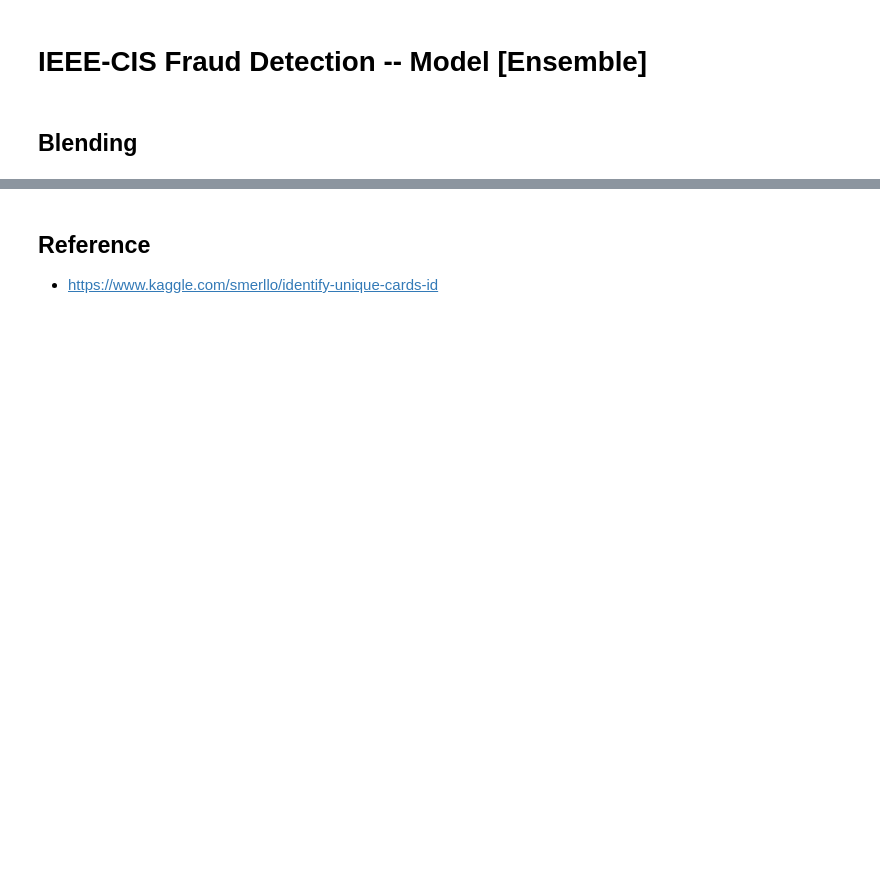
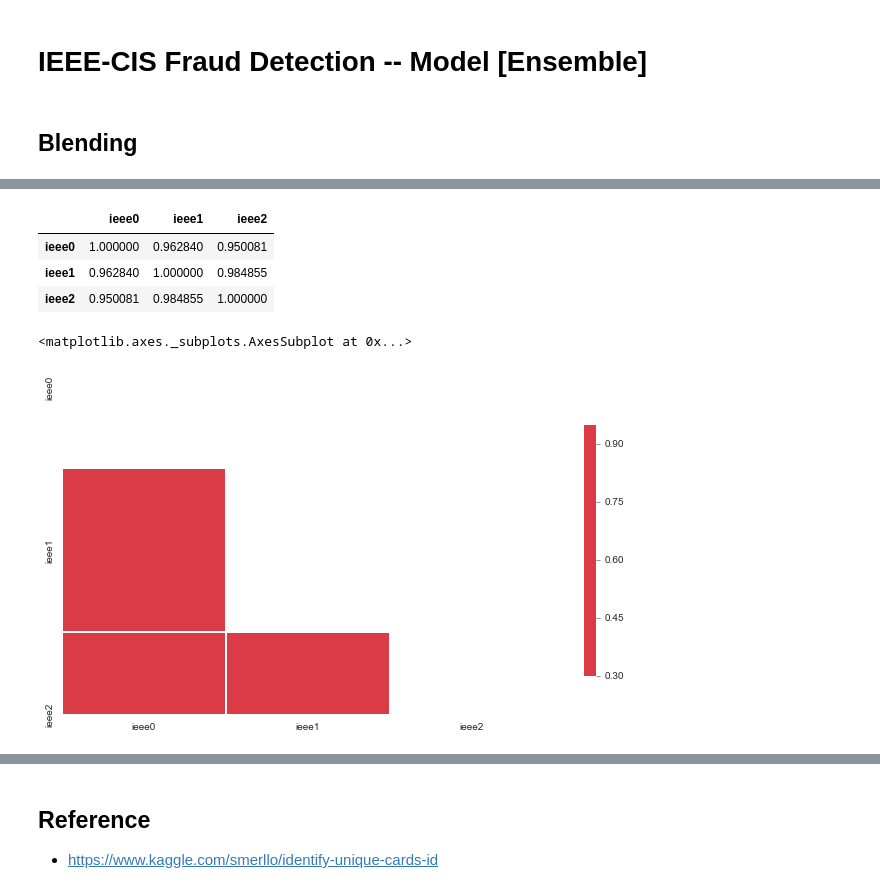
Before and after one commit to xinquan-wang/IEEE-CIS_Fraud_Detection, a Jupyter notebook: IEEE-CIS Fraud Detection -- Model [Ensemble].ipynb, the cells around one changed output, grey strips where cells are left out. Drawn from its saved outputs; the diff is of its cells as text; code cells hidden in the pictures; blank space fills up the shorter version.

```diff
--- a/IEEE-CIS Fraud Detection -- Model [Ensemble].ipynb
+++ b/IEEE-CIS Fraud Detection -- Model [Ensemble].ipynb
@@ -21,0 +46,12 @@ sub = simple.Blend(['./Output/blend02.csv', './Output/random_forest_1.csv'],
+# %%
+blend02 = pd.read_csv('./Output/blend02_9354.csv', index_col=0)
+blend05 = pd.read_csv('./Output/blend05_9373.csv', index_col=0)
+lgb_1 = pd.read_csv('./Output/LGB_cv_1_9325.csv', index_col=0)
+# %%
+concat_sub = pd.concat([blend02, blend05, lgb_1], axis=1)
+# %%
+cols = list(map(lambda x: "ieee" + str(x), range(len(concat_sub.columns))))
+concat_sub.columns = cols
+concat_sub.reset_index(inplace=True)
+ncol = concat_sub.shape[1]
+concat_sub.head()
@@ -21,0 +81,24 @@ sub = simple.Blend(['./Output/blend02.csv', './Output/random_forest_1.csv'],
+# %%
+concat_sub.iloc[:,1:ncol].corr()
+# %% [output]
+|  | ieee0 | ieee1 | ieee2 |
+| ieee0 | 1.000000 | 0.962840 | 0.950081 |
+| ieee1 | 0.962840 | 1.000000 | 0.984855 |
+| ieee2 | 0.950081 | 0.984855 | 1.000000 |
+# %%
+corr = concat_sub.iloc[:,1:7].corr()
+mask = np.zeros_like(corr, dtype=np.bool)
+mask[np.triu_indices_from(mask)] = True
+
+# Set up the matplotlib figure
+f, ax = plt.subplots(figsize=(11, 9))
+
+# Generate a custom diverging colormap
+cmap = sns.diverging_palette(220, 10, as_cmap=True)
+
+# Draw the heatmap with the mask and correct aspect ratio
+sns.heatmap(corr, mask=mask, cmap=cmap, vmax=.3, center=0,
+            square=True, linewidths=.5, cbar_kws={"shrink": .5})
+# %% [output]
+<matplotlib.axes._subplots.AxesSubplot at 0x...>
+[figure, added]
```
Also changed, not shown: parts of 71 cells of this notebook, 31 other files.
